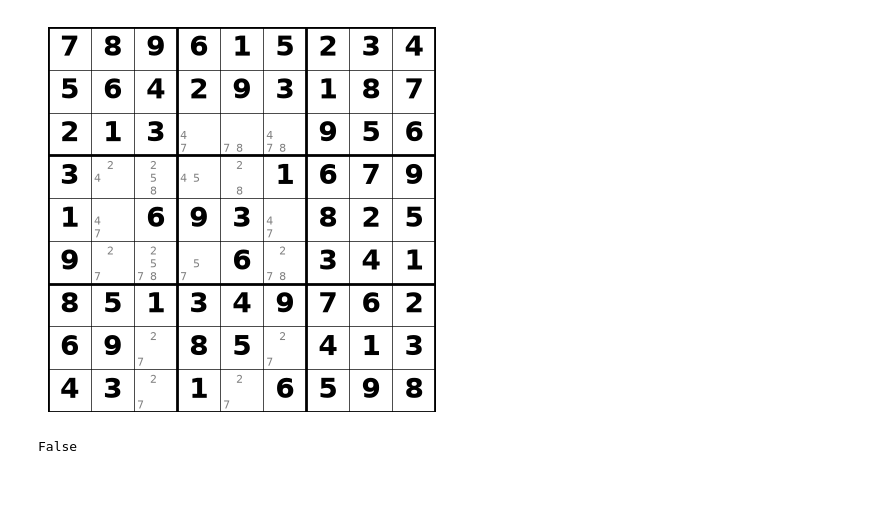
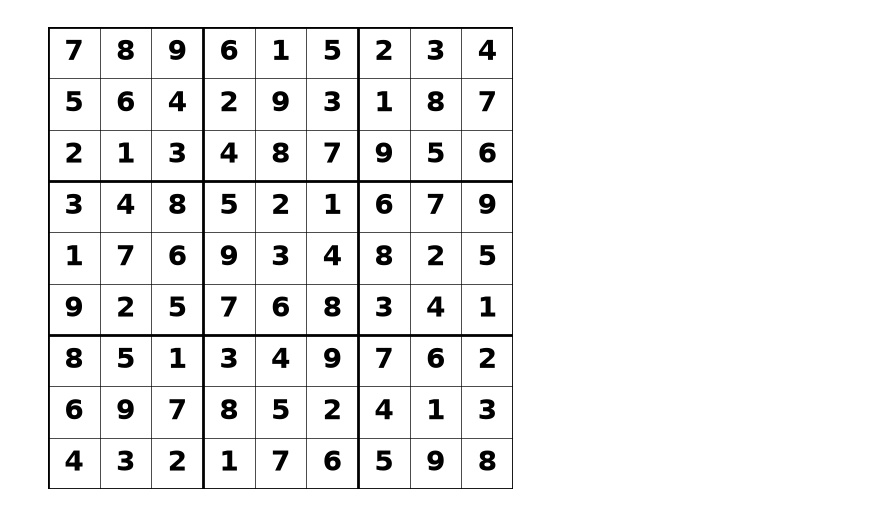
Before and after one commit to silviadeanituaaspiazu/sudoku_project, a Jupyter notebook: notebooks/sandbox.ipynb, the cells around one changed output. Cells and saved outputs as stored; diff of their text form; code cells hidden in the pictures; blank space fills up the shorter version.

```diff
--- a/notebooks/sandbox.ipynb
+++ b/notebooks/sandbox.ipynb
@@ -103,8 +17,6 @@ def find_naked_subset(candidates_matrix, n=2):
+# %%
+sudoku,stats,cm=next_sudoku(sudoku)
 # %%
-display_sudoku(sudoku,candidates_matrix)
+display_sudoku(sudoku,candidates=cm);
 # %% [output]
-[figure, old version]
+[figure, new version]
-# %%
-find_naked_subset(sudoku)
-# %% [output]
-False
```
Also changed, not shown: parts of 10 cells of this notebook, 3 other files.
